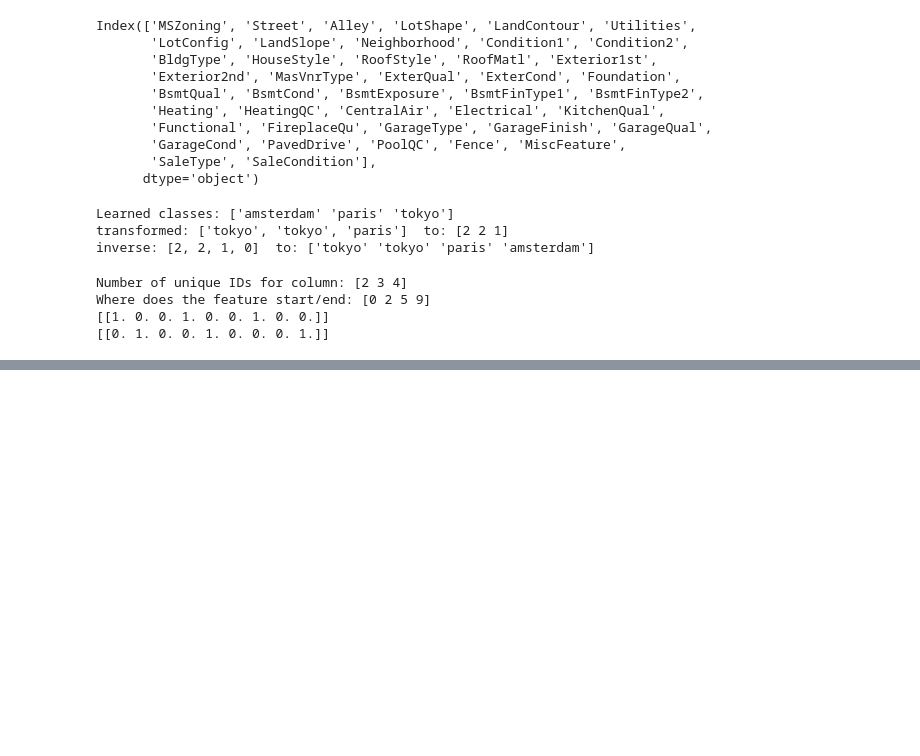
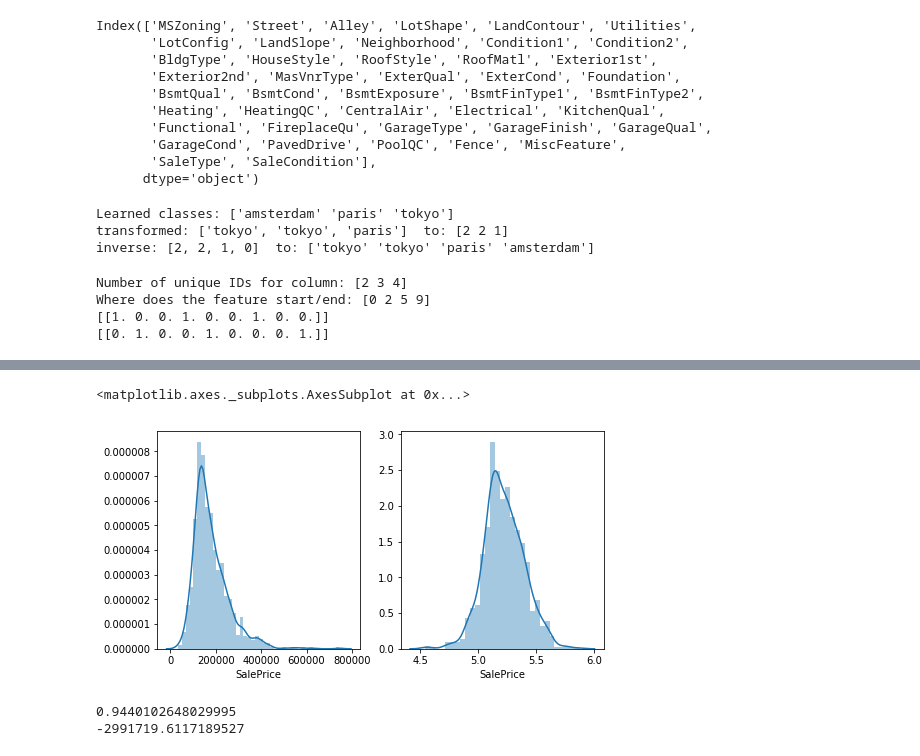
Before and after one commit to angelinn/fmi-machinelearning-tasks, a Jupyter notebook: task0/House prices predictions.ipynb, the cells around one changed output, grey strips where cells are left out. Drawn from its saved outputs; the diff is of its cells as text; code cells hidden in the pictures; blank space fills up the shorter version.

```diff
--- a/task0/House prices predictions.ipynb
+++ b/task0/House prices predictions.ipynb
@@ -16,8 +16,8 @@ pd.set_option('display.max_columns', None)
 # %%
 # read the data
 
-train = pd.read_csv('houses/data/train.csv', index_col=['Id'])
-test = pd.read_csv('houses/data/test.csv', index_col=['Id'])
+train = pd.read_csv('data/train.csv', index_col=['Id'])
+test = pd.read_csv('data/test.csv', index_col=['Id'])
 # %%
 # show shapes
 print('train:', train.shape)
@@ -390,0 +493,16 @@ Where does the feature start/end: [0 2 5 9]
+# %%
+plt.figure(figsize=(8, 4))
+plt.subplot(1, 2, 1)
+sns.distplot(y_train)
+plt.subplot(1, 2, 2)
+sns.distplot(pd.np.log10(y_train))
+# %% [output]
+<matplotlib.axes._subplots.AxesSubplot at 0x...>
+[figure, added]
+# %%
+all_data_lr = LinearRegression().fit(new_x_train, pd.np.log10(y_train))
+print(all_data_lr.score(new_x_train, pd.np.log10(y_train)))
+print(all_data_lr.score(new_x_test, pd.np.log10(y_test)))
+# %% [output]
+0.9440102648029995
+-2991719.6117189527
```
Also changed, not shown: parts of 12 cells of this notebook.
